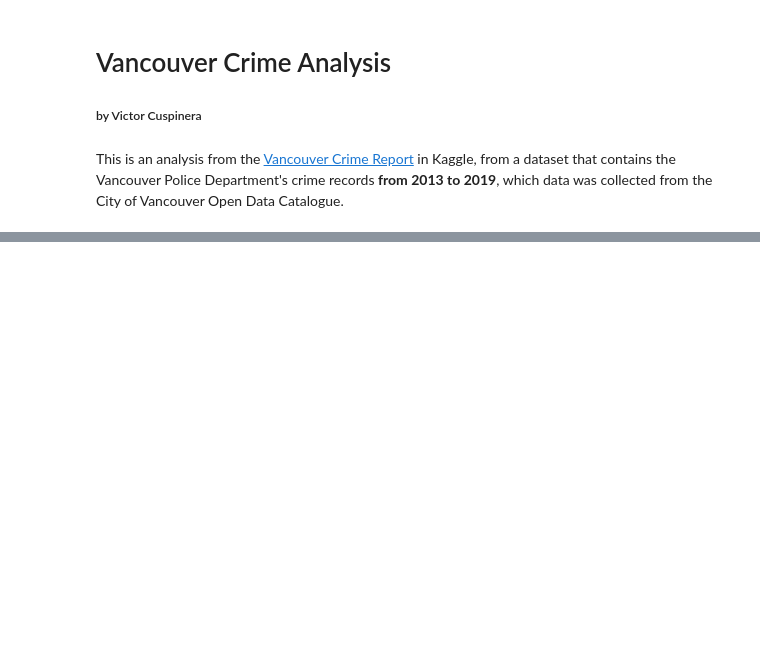
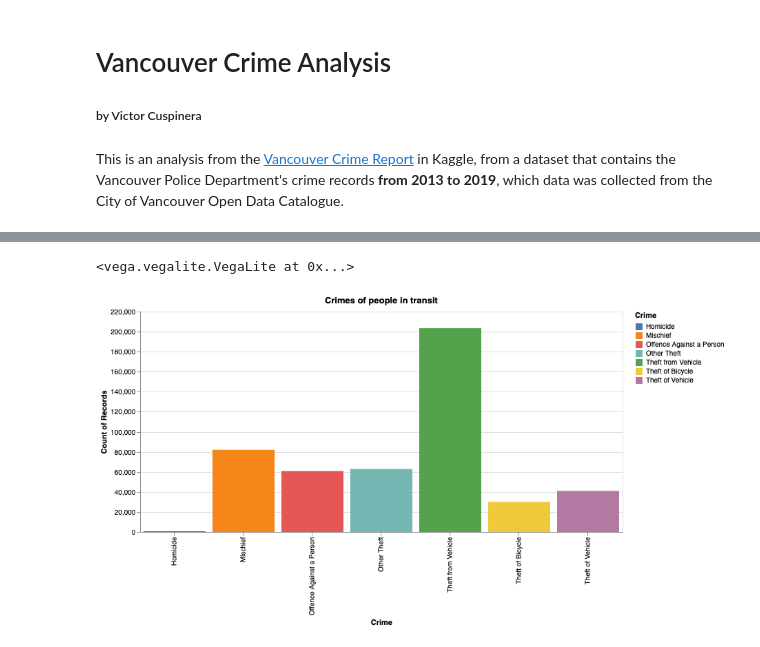
Before and after one commit to vcuspinera/vancouver_crime, a Jupyter notebook: vancouver_crime.ipynb, the cells around one changed output, grey strips where cells are left out. Cells and saved outputs as stored; diff of their text form; code cells hidden in the pictures; blank space fills up the shorter version.

```diff
--- a/vancouver_crime.ipynb
+++ b/vancouver_crime.ipynb
@@ -61,0 +67,21 @@ X.strides
+# %%
+van_crime = van_crime.rename(columns = {'TYPE': 'Crime',
+                                        'NEIGHBOURHOOD': 'Neigbourhood',
+                                        'HUNDRED_BLOCK': 'Block',
+                                        'X': 'GPS_lon',
+                                        'Y': 'GPS_lat',
+                                        'HOUR': 'Hour',
+                                        'MINUTE': 'Minute',
+                                        'YEAR': 'Year',
+                                        'MONTH': 'Month',
+                                        'DAY': 'Day'})
+van_crime['Date'] = pd.to_datetime({'year': van_crime['Year'],
+                                    'month': van_crime['Month'],
+                                    'day': van_crime['Day']})
+#van_crime['Time'] = pd.to_timedelta({'hour': van_crime['HOUR'],
+#                                    'minute': van_crime['MINUTE']})
+#van_crime = van_crime.drop(columns = ['YEAR', 'MONTH', 'DAY'])
+van_crime = van_crime.set_index('Date')
+van_crime['day_of_week'] = van_crime.index.day_name()
+van_crime = van_crime.reset_index()
+van_crime
@@ -61,0 +102,3 @@ X.strides
+# %%
+# change the order of the columns
+van_crime = van_crime.iloc[:, [0, 1, 7, 8, 9, 10, 2, 3, 4, 5, 6, 11]]
@@ -61,0 +124,5 @@ X.strides
+# %%
+index_to_drop = van_crime[van_crime['Crime'].str.contains('Break | Collision') == 1].index
+# %%
+van_crime = van_crime.drop(index = index_to_drop.values)
+van_crime
@@ -61,0 +171,15 @@ X.strides
+# %%
+# Which are the most crimes of people in transit going on?
+
+alt.Chart(van_crime).mark_bar().encode(
+    alt.X("Crime"),
+    y='count()',
+    color='Crime'
+).properties(
+    title = "Crimes of people in transit",
+    width=700,
+    height=320
+)
+# %% [output]
+<vega.vegalite.VegaLite at 0x...>
+[figure, added]
```
Also changed, not shown: parts of 28 cells of this notebook.
